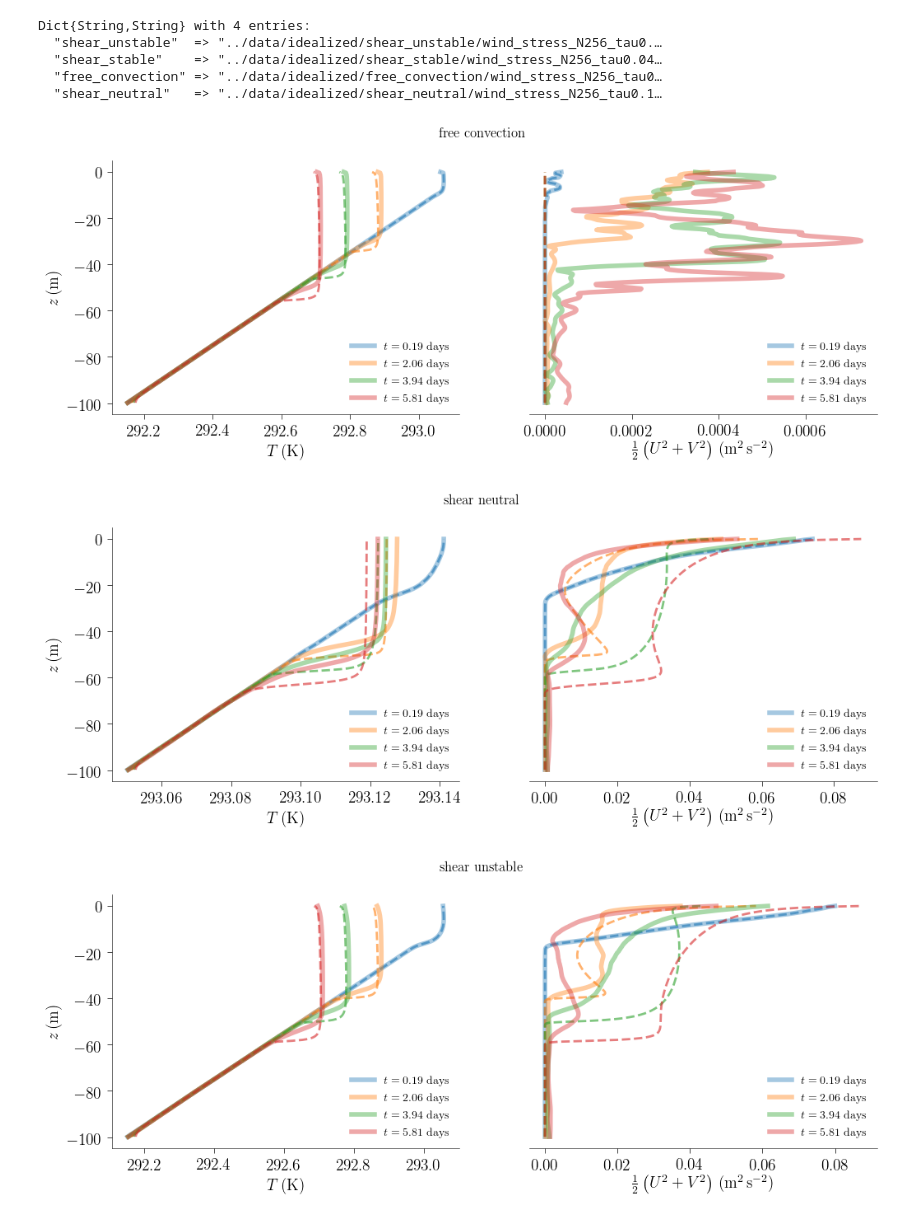
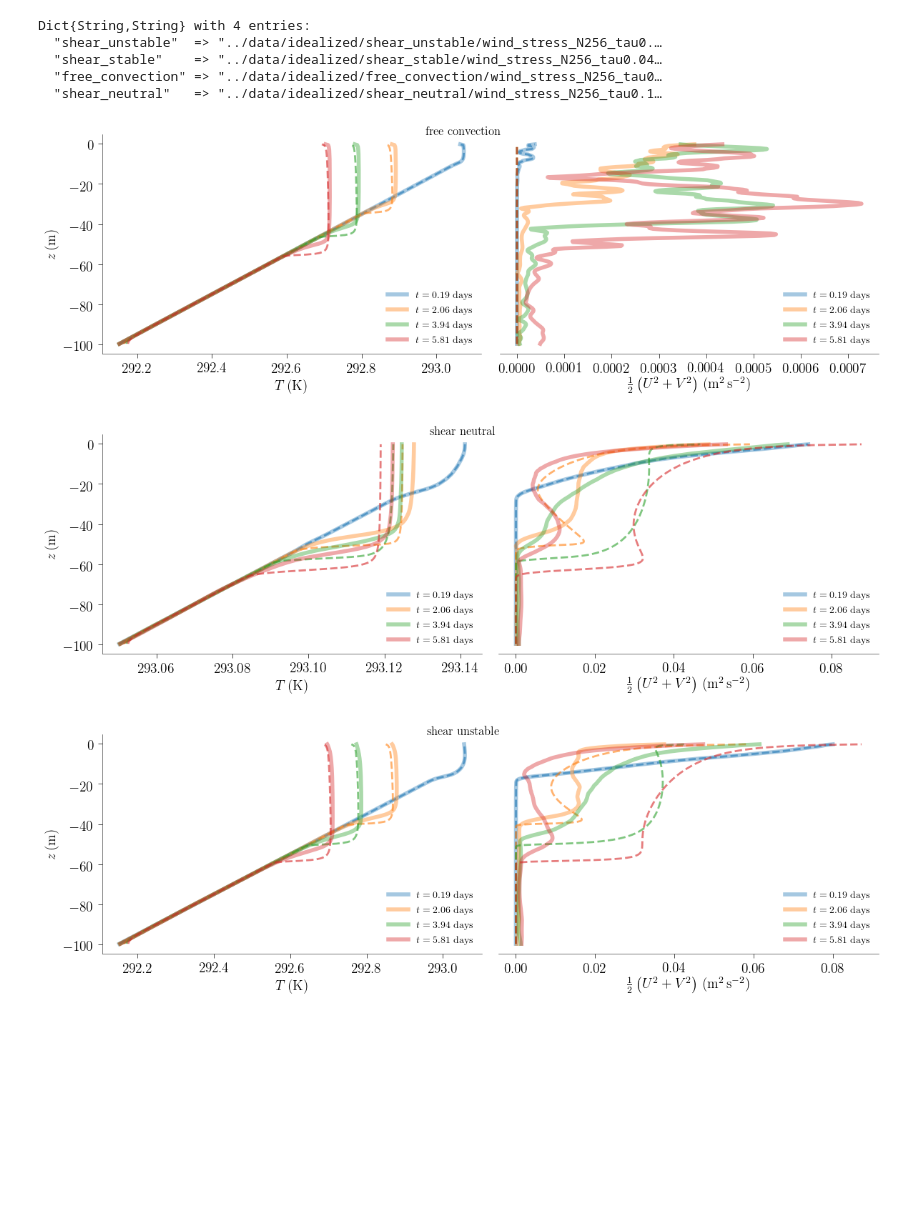
Before and after one commit to glwagner/ColumnModelOptimizationProject, a Jupyter notebook: examples/example_kpp_comparison.ipynb, the cells around one changed output. Drawn from its saved outputs; the diff is of its cells as text; code cells hidden in the pictures; blank space fills up the shorter version.

```diff
--- a/examples/example_kpp_comparison.ipynb
+++ b/examples/example_kpp_comparison.ipynb
@@ -34,11 +34,11 @@ Dict{String,String} with 4 entries:
 # %%
 for case in cases
     fig, axs = visualize_compare_with_data(examplepaths[case])
     fig.suptitle(replace(case, "_" => " "))
-    fig.tight_
+    fig.tight_layout()
     fig.savefig(case * "_kpp_les_comparison.png", dpi=480)
 end
 # %% [output]
-[figure, old version]
+[figure, new version]
-[figure, old version]
+[figure, new version]
-[figure, old version]
+[figure, new version]
```
Also changed, not shown: parts of 1 cell of this notebook.
